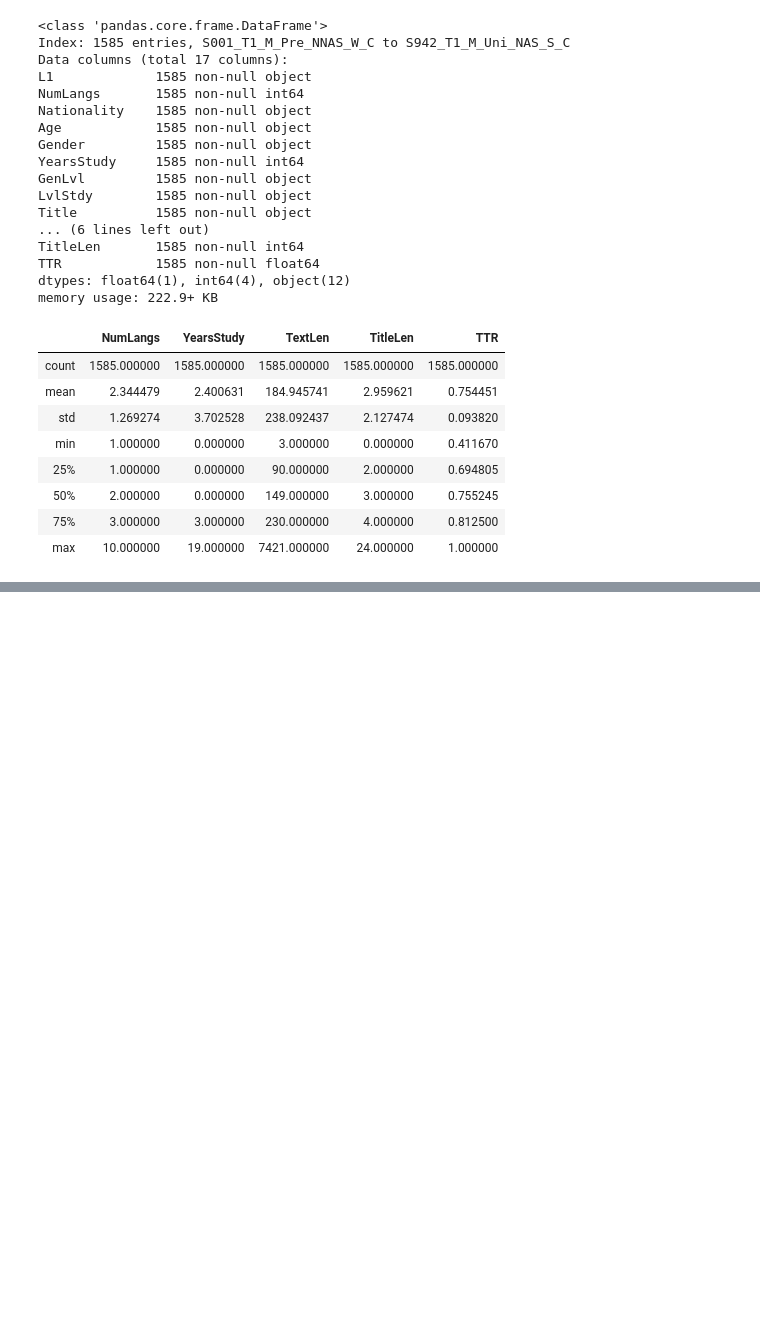
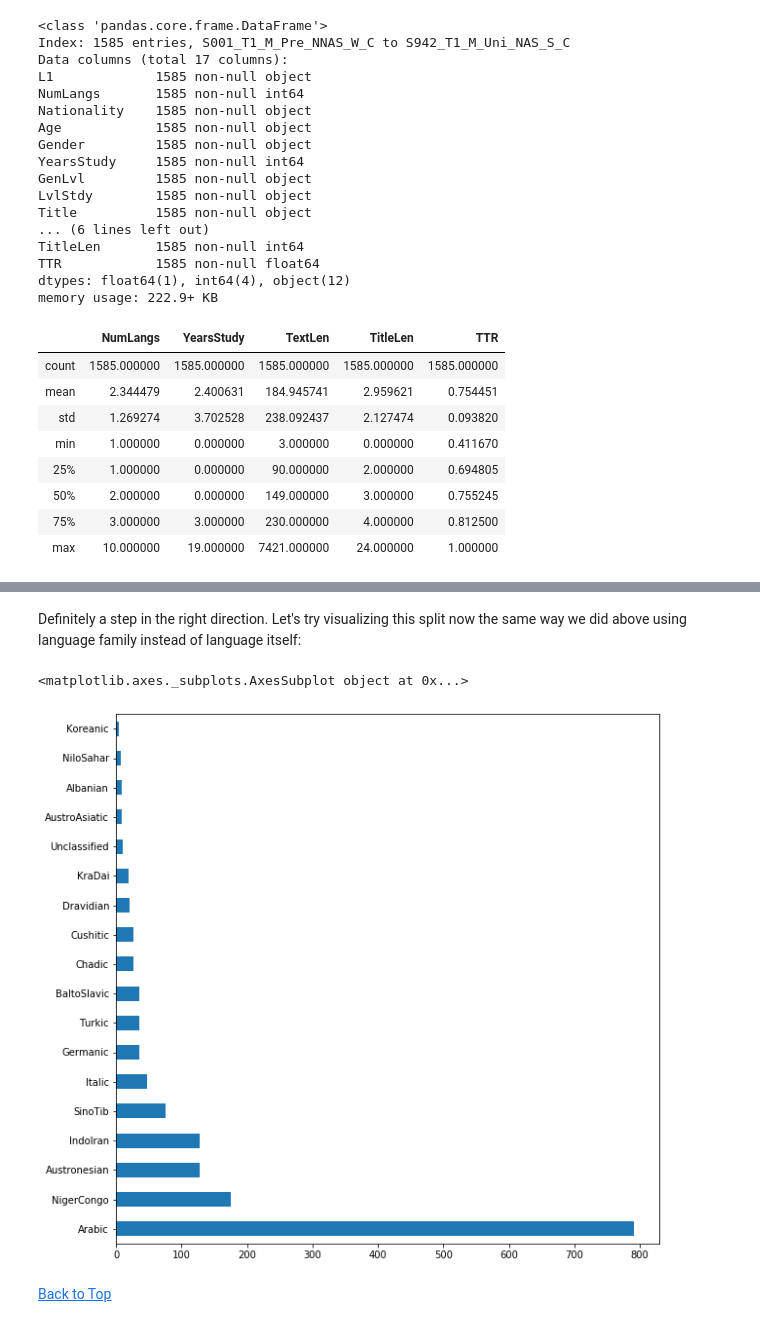
Before and after one commit to AnthonyVerardi/Arabic-Learner-Corpus-Considerations, a Jupyter notebook: Notebooks/ALC_Data_Organization.ipynb, the cells around one changed output, grey strips where cells are left out. Cells and saved outputs as stored; diff of their text form; code cells hidden in the pictures; blank space fills up the shorter version.

```diff
--- a/Notebooks/ALC_Data_Organization.ipynb
+++ b/Notebooks/ALC_Data_Organization.ipynb
@@ -266,0 +297,40 @@ memory usage: 222.9+ KB
+# %%
+def l1_fam(x):
+    if x['L1'] == "Arabic":
+        return "Arabic"
+    elif x['L1'] == "Albanian":
+        return "Albanian"
+    elif x['L1'] == "Cambodian":
+        return "AustroAsiatic"
+    elif x['L1'] == 'Korean':
+        return "Koreanic"
+    elif x['L1'] == "Thai":
+        return "KraDai"
+    elif x['L1'] == "Chinese":
+        return "SinoTib"
+    elif x['L1'] in Austronesian:
+        return "Austronesian"
+    elif x['L1'] in Chadic:
+        return "Chadic"
+    elif x['L1'] in Cushitic:
+        return "Cushitic"
+    elif x['L1'] in Dravidian:
+        return "Dravidian"
+    elif x['L1'] in Germanic:
+        return "Germanic"
+    elif x['L1'] in IndoIran:
+        return "IndoIran"
+    elif x['L1'] in Italic:
+        return "Italic"
+    elif x['L1'] in NigerCongo:
+        return "NigerCongo"
+    elif x['L1'] in NiloSahar:
+        return "NiloSahar"
+    elif x['L1'] in BaltoSlavic:
+        return "BaltoSlavic"
+    elif x['L1'] in Turkic:
+        return "Turkic"
+    else:
+        return "Unclassified"
+
+df['L1family'] = df.apply(lambda x: l1_fam(x), axis=1)
@@ -267,4 +361,13 @@ memory usage: 222.9+ KB
+# %% [markdown]
+Definitely a step in the right direction. Let's try visualizing this split now the same way we did above using language family instead of language itself:
+# %%
+df.L1family.value_counts().plot.barh(figsize=(10,10))
+# %% [output]
+<matplotlib.axes._subplots.AxesSubplot object at 0x...>
+[figure, added]
 # %%
 # Pickling our DataFrame for later use so that we don't need to recreate anything from
 # scratch once we get around to analysis
 pd.to_pickle(df, "ALC_df.pkl")
+# %% [markdown]
+[Back to Top](#top)
```
Also changed, not shown: parts of 10 cells of this notebook.
